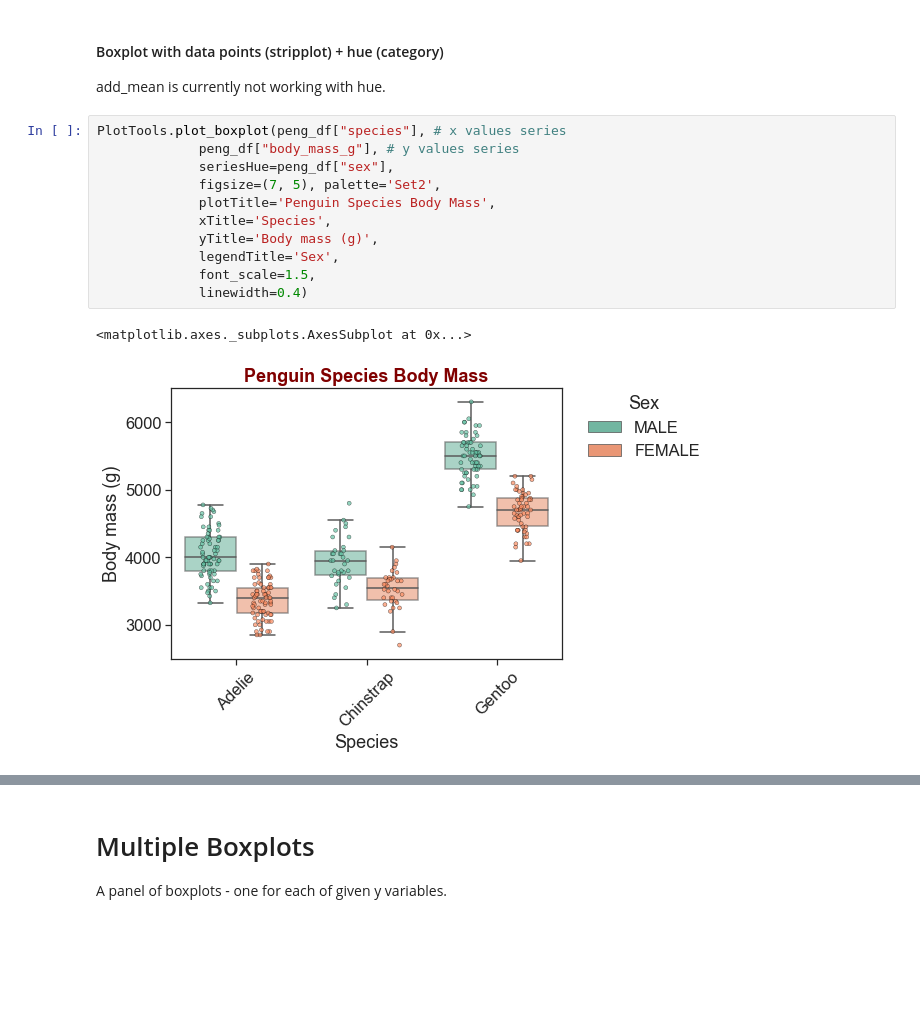
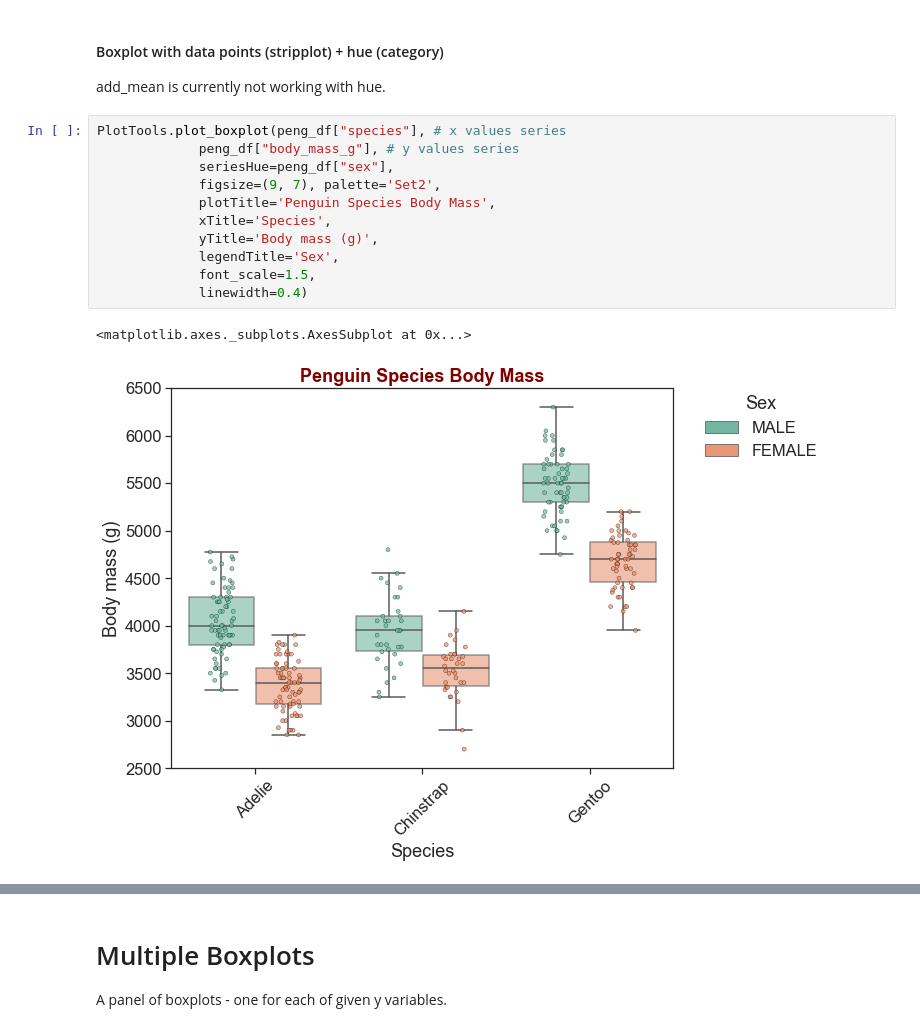
Before and after one commit to liel-cohen/LielTools, a Jupyter notebook: plots_examp.ipynb, the cells around one changed output, grey strips where cells are left out. Saved outputs shown, nothing was run; the diff lists cells and outputs as text; blank space fills up the shorter version.

```diff
--- a/plots_examp.ipynb
+++ b/plots_examp.ipynb
@@ -264,14 +277,14 @@ add_mean is currently not working with hue.
 # %%
 PlotTools.plot_boxplot(peng_df["species"], # x values series
              peng_df["body_mass_g"], # y values series
              seriesHue=peng_df["sex"],
-             figsize=(7, 5), palette='Set2',
+             figsize=(9, 7), palette='Set2',
              plotTitle='Penguin Species Body Mass',
              xTitle='Species',
              yTitle='Body mass (g)',
              legendTitle='Sex',
              font_scale=1.5,
              linewidth=0.4)
 # %% [output]
 <matplotlib.axes._subplots.AxesSubplot at 0x...>
-[figure, old version]
+[figure, new version]
```
Also changed, not shown: parts of 16 cells of this notebook, 1 other file.
